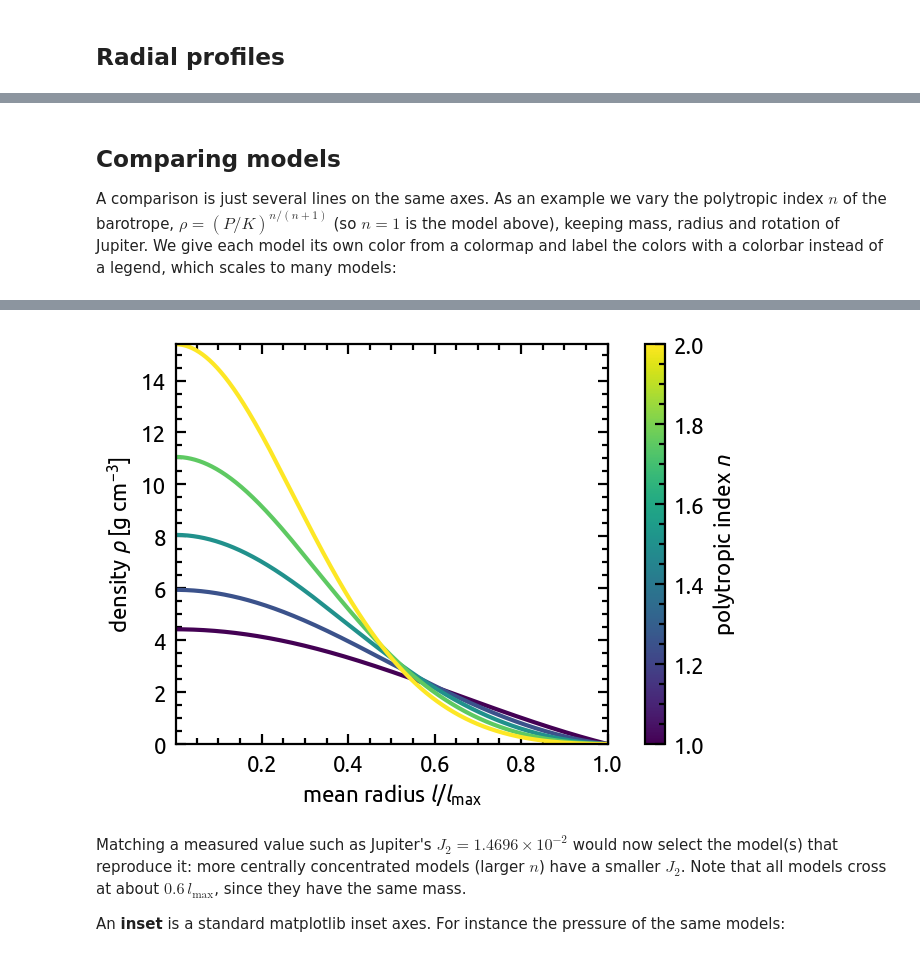
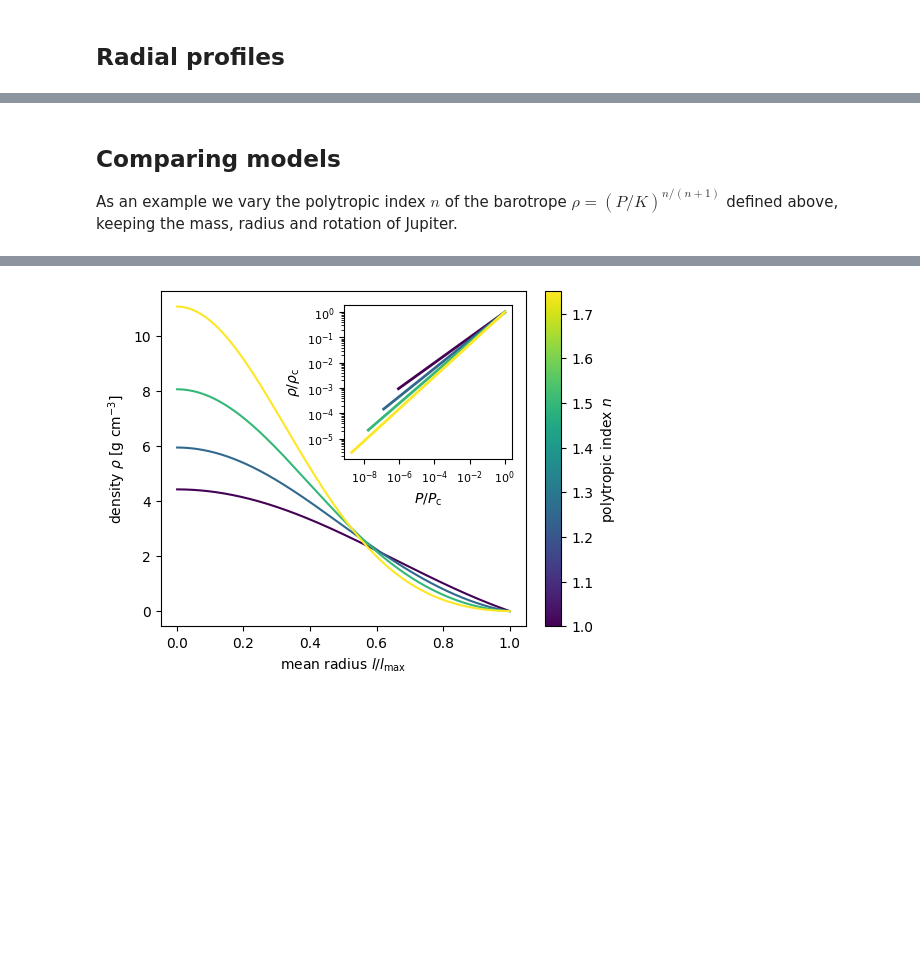
Before and after one commit to lucamorf/PyToF, a Jupyter notebook: tutorial/02_plotting.ipynb, the cells around one changed output, grey strips where cells are left out. Cells and saved outputs as stored; diff of their text form; code cells hidden in the pictures; blank space fills up the shorter version.

```diff
--- a/tutorial/02_plotting.ipynb
+++ b/tutorial/02_plotting.ipynb
@@ -7,6 +7,4 @@ PyToF does not ship a plotting module. Everything it computes is a numpy array,
 # %%
-import sys
-import pathlib
 import inspect
 
 import numpy as np
@@ -14,21 +12,10 @@ import matplotlib.pyplot as plt
 import matplotlib.cm as cm
 import matplotlib.colors as mcolors
 
-# Optional personal matplotlib style: used if a file mpl_config.py exists in a
-# folder above this one, silently ignored otherwise.
-for parent in pathlib.Path.cwd().resolve().parents[:4]:
-    if (parent / "mpl_config.py").exists():
-        sys.path.insert(0, str(parent))
-        break
-try:
-    from mpl_config import apply_mpl_opts
-
-    apply_mpl_opts()
-except ImportError:
-    pass  # plain matplotlib defaults
-
 from PyToF import ToF
 from tutorial_utils import JUPITER_RADIUS, Bessel, LABELS, jupiter, profiles
+
+plt.rcParams["figure.figsize"] = (5.2, 3.9)  # smaller default figures
 # %% [markdown]
 ## What is in a relaxed model
 
@@ -88,5 +71,7 @@ All four quantities at a glance. The pressure spans many orders of magnitude and
 # %%
-fig, axs = plt.subplots(2, 2, figsize=(10, 7.5), layout="constrained")
+p = profiles(X)
+
+fig, axs = plt.subplots(2, 2, figsize=(8, 6), layout="constrained")
 axs[0, 0].plot(p["r"], p["rho"])
 axs[0, 0].set_xlabel(LABELS["r"]); axs[0, 0].set_ylabel(LABELS["rho"])
 axs[0, 1].plot(p["r"], p["P"])
@@ -94,7 +79,9 @@ axs[0, 1].set_yscale("log")
 axs[0, 1].set_xlabel(LABELS["r"]); axs[0, 1].set_ylabel(LABELS["P"])
 axs[1, 0].plot(p["r"], p["m"])
 axs[1, 0].set_xlabel(LABELS["r"]); axs[1, 0].set_ylabel(LABELS["m"])
-axs[1, 1].plot(p["P"][:-1], p["rho"][:-1])  # skip the surface, where P = 0
-axs[1, 1].set_xscale("log")
+P, rho = p["P"][1:], p["rho"][1:]  # skip the surface, where P = 0
+axs[1, 1].loglog(P, rho, label="PyToF")
+axs[1, 1].loglog(P, (P/P[-1]) ** 0.5, "k--", label=r"slope $1/2$")
 axs[1, 1].set_xlabel(LABELS["P"]); axs[1, 1].set_ylabel(LABELS["rho"])
+axs[1, 1].legend(frameon=False);
 # %% [output]
@@ -103,9 +89,11 @@ Text(0, 0.5, 'density $\\rho$ [g cm$^{-3}$]')
 # %% [markdown]
 ## Comparing models
 
-A comparison is just several lines on the same axes. As an example we vary the polytropic index $n$ of the barotrope, $\rho = (P/K)^{n/(n+1)}$ (so $n=1$ is the model above), keeping mass, radius and rotation of Jupiter. We give each model its own color from a colormap and label the colors with a colorbar instead of a legend, which scales to many models:
+As an example we vary the polytropic index $n$ of the barotrope $\rho = (P/K)^{n/(n+1)}$ defined above, keeping the mass, radius and rotation of Jupiter.
 # %%
-indices = [1.0, 1.25, 1.5, 1.75, 2.0]
+from mpl_toolkits.axes_grid1.inset_locator import inset_axes
+
+indices = [1.0, 1.25, 1.5, 1.75]
 models = []
 for n in indices:
     Y = ToF(N=1024, order=4, R_ref=JUPITER_RADIUS, baro_param=[n])
@@ -117,14 +105,20 @@ cmap = plt.get_cmap("viridis")
 norm = mcolors.Normalize(vmin=min(indices), vmax=max(indices))
 
 fig, ax = plt.subplots(layout="constrained")
+ax_ins = inset_axes(ax, width="46%", height="46%", loc="upper right", borderpad=1.0)
 for n, Y in zip(indices, models):
     q = profiles(Y)
     ax.plot(q["r"], q["rho"], color=cmap(norm(n)))
+    # normalized to the central values (last point); skip P = 0 at the surface
+    ax_ins.loglog(q["P"][1:] / q["P"][-1], q["rho"][1:] / q["rho"][-1], color=cmap(norm(n)), linewidth=2)
+ax_ins.set_xlabel(r"$P / P_\mathrm{c}$")
+ax_ins.set_ylabel(r"$\rho / \rho_\mathrm{c}$")
+ax_ins.tick_params(labelsize=8)
 ax.set_xlabel(LABELS["r"])
 ax.set_ylabel(LABELS["rho"])
 fig.colorbar(cm.ScalarMappable(norm=norm, cmap=cmap), ax=ax, label="polytropic index $n$")
 
-print("n     J2            J4")
+print("n      J2            J4")
 for n, Y in zip(indices, models):
-    print(f"{n:3.1f}  {Y.Js[1]:.6e}  {Y.Js[2]:.6e}")
+    print(f"{n:4.2f}  {Y.Js[1]:.6e}  {Y.Js[2]:.6e}")
 # %% [output]
@@ -137,5 +130 @@ n     J2            J4
-[figure, old version]
+[figure, new version]
-# %% [markdown]
-Matching a measured value such as Jupiter's $J_2 = 1.4696\times10^{-2}$ would now select the model(s) that reproduce it: more centrally concentrated models (larger $n$) have a smaller $J_2$. Note that all models cross at about $0.6\,l_\mathrm{max}$, since they have the same mass.
-
-An **inset** is a standard matplotlib inset axes. For instance the pressure of the same models:
```
Also changed, not shown: parts of 17 cells of this notebook, 6 other files.
